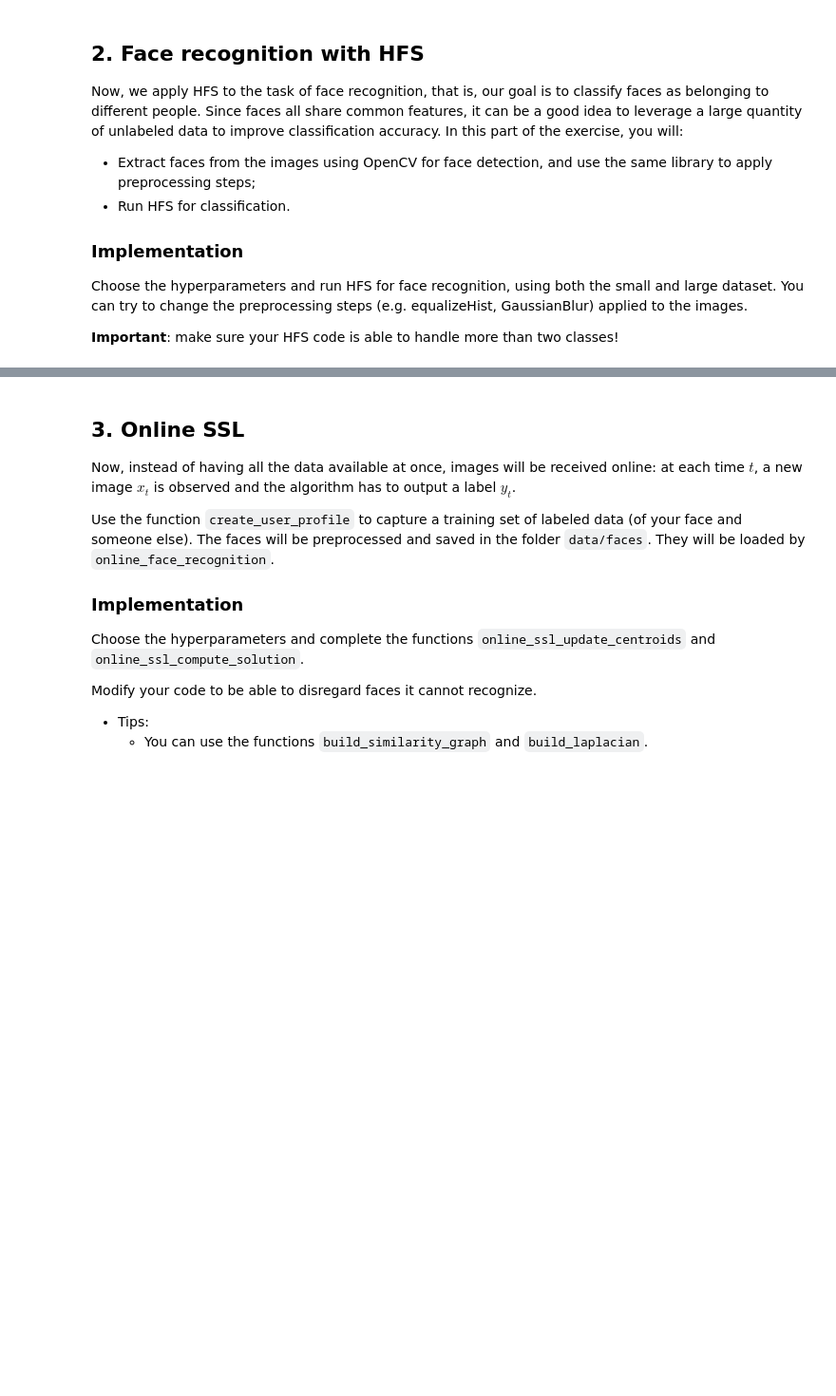
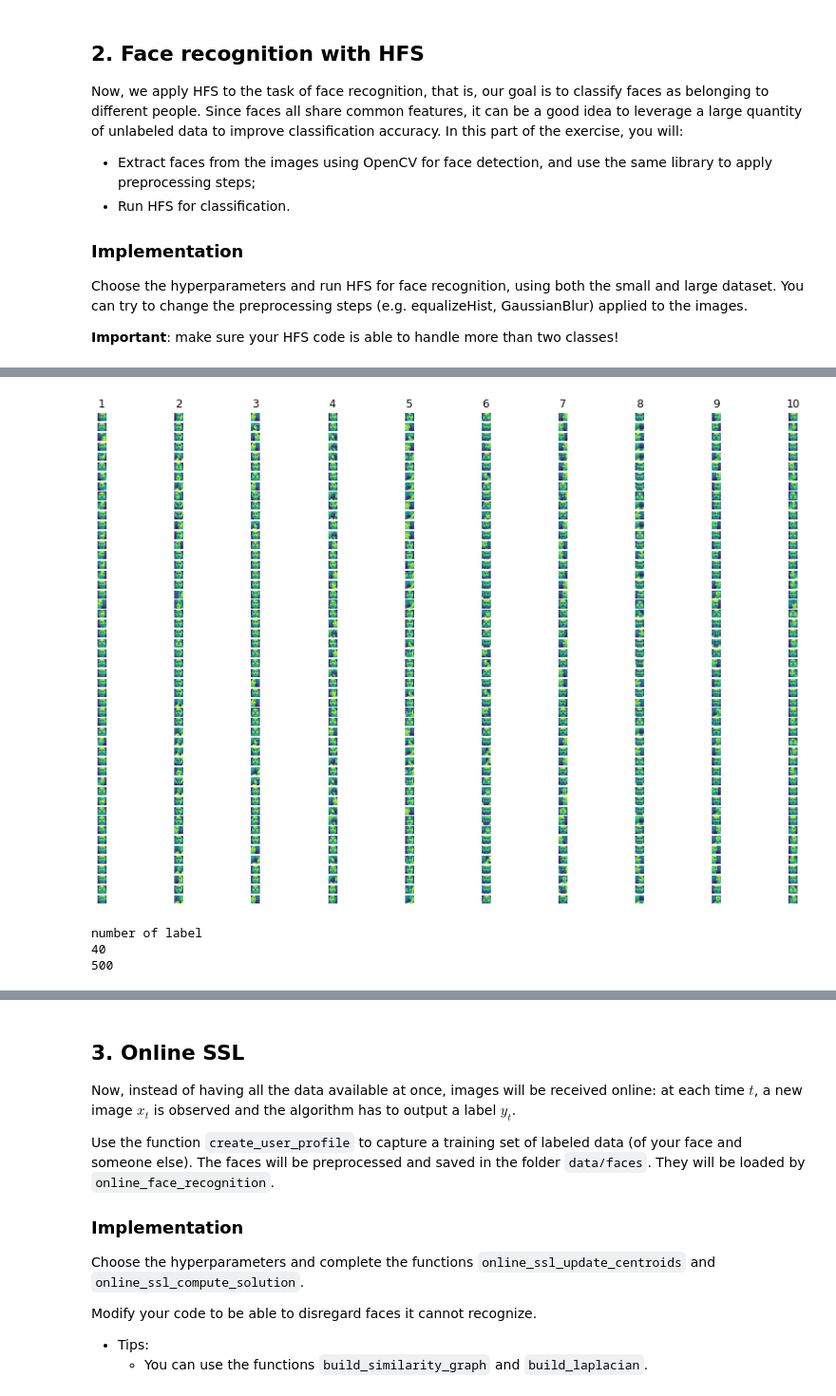
Before and after one commit to LeoGrin/graphsmlexercises, a Jupyter notebook: semi_supervised_learning/SSL.ipynb, the cells around one changed output, grey strips where cells are left out. Shown at 95% size. Saved outputs shown, nothing was run; the diff lists cells and outputs as text; code cells hidden in the pictures; blank space fills up the shorter version.

```diff
--- a/semi_supervised_learning/SSL.ipynb
+++ b/semi_supervised_learning/SSL.ipynb
@@ -328,15 +456,17 @@ def preprocess_image(image):
 # %%
 # 10 images per person
-np.random.seed(456)   # set seed, since labels are masked randomly
-images, labels, masked_labels = load_image_data(preprocess_image)
+# np.random.seed(None)   # set seed, since labels are masked randomly
+# images, labels, masked_labels = load_image_data(preprocess_image)
 
-# # 50 images per person
-# images_a, labels_a, masked_labels_a = load_image_data_augmented(preprocess_image)
-# plot_image_data_augmented(images_a)
+#50 images per person
+images_a, labels_a, masked_labels_a = load_image_data_augmented(preprocess_image)
+plot_image_data_augmented(images_a)
 
 # Uncomment below if you want to visualize the images
-# plot_image_data(images)
-# print(images.shape)
-# print(masked_labels.reshape(-1, 10))
+#plot_image_data(images)
+#print(images.shape)
+#print(masked_labels.reshape(-1, 10))
+# %% [output]
+[figure, added]
 # %%
 # graph Laplacian
@@ -349,2 +488,10 @@ L = build_laplacian_regularized(images,
+# %%
+print("number of label")
+print(np.sum(masked_labels_a > 0))
+print(len(masked_labels_a))
+# %% [output]
+number of label
+40
+500
 # %%
 # Run HFS
```
Also changed, not shown: parts of 24 cells of this notebook.
